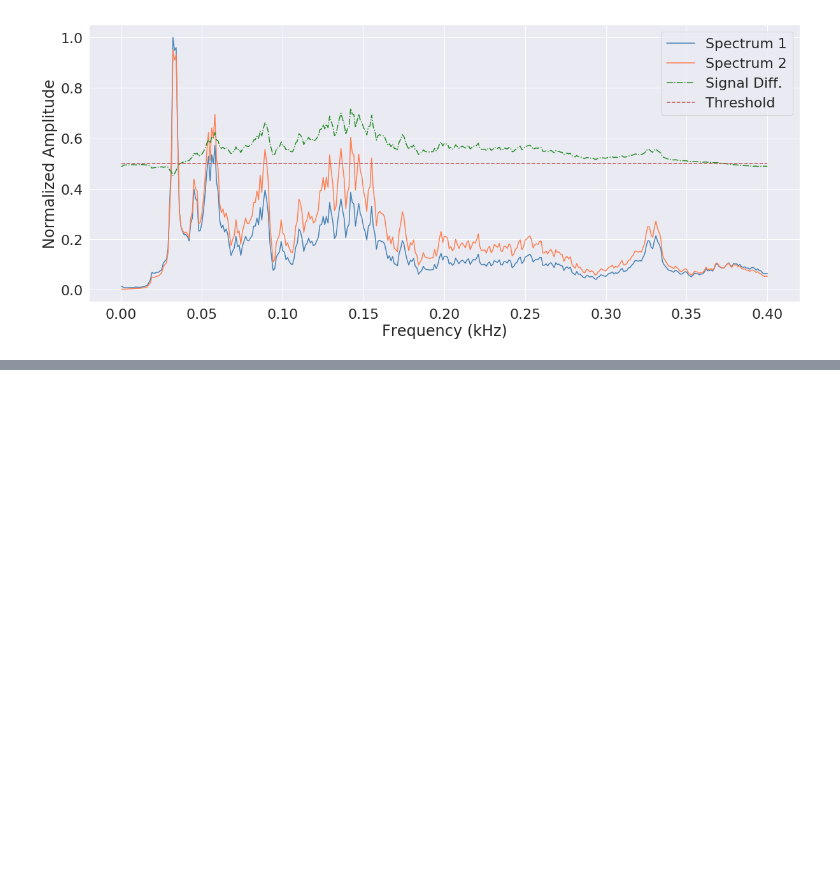
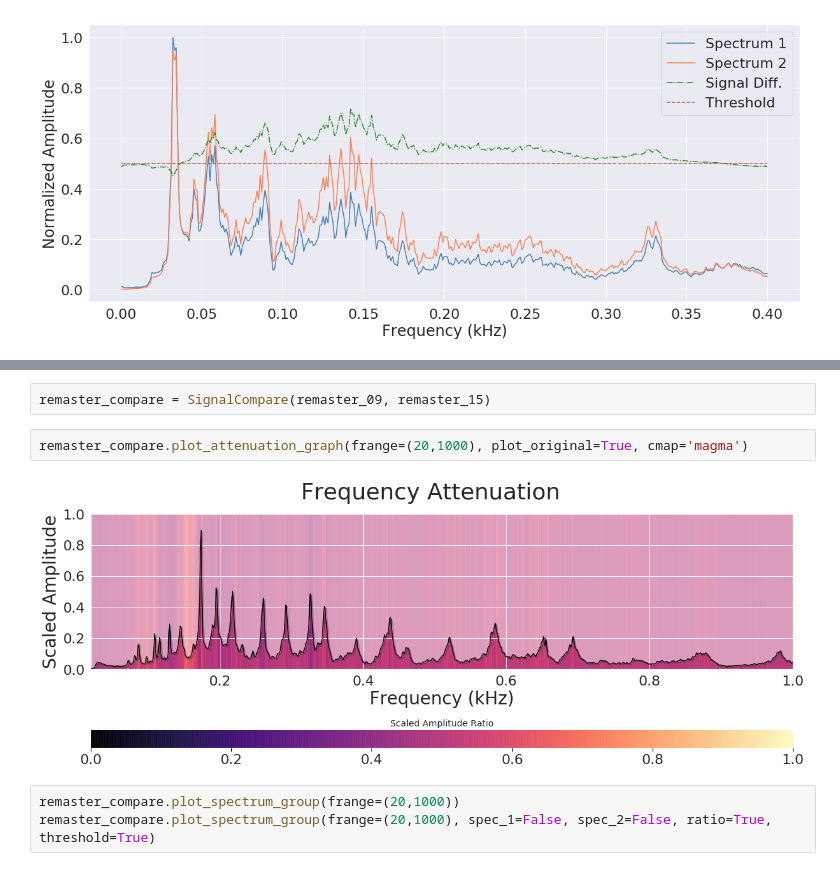
Before and after one commit to QED0711/ds_practice, a Jupyter notebook: librosa/AudioPlot.ipynb, the cells around one changed output, grey strips where cells are left out. Cells and saved outputs as stored; diff of their text form; blank space fills up the shorter version.

```diff
--- a/librosa/AudioPlot.ipynb
+++ b/librosa/AudioPlot.ipynb
@@ -150,0 +192,9 @@ sc_eq.plot_attenuation_graph(
+# %%
+remaster_compare = SignalCompare(remaster_09, remaster_15)
+# %%
+remaster_compare.plot_attenuation_graph(frange=(20,1000), plot_original=True, cmap='magma')
+# %% [output]
+[figure, added]
+# %%
+remaster_compare.plot_spectrum_group(frange=(20,1000))
+remaster_compare.plot_spectrum_group(frange=(20,1000), spec_1=False, spec_2=False, ratio=True, threshold=True)
```
Also changed, not shown: parts of 13 cells of this notebook, 1 other file.
